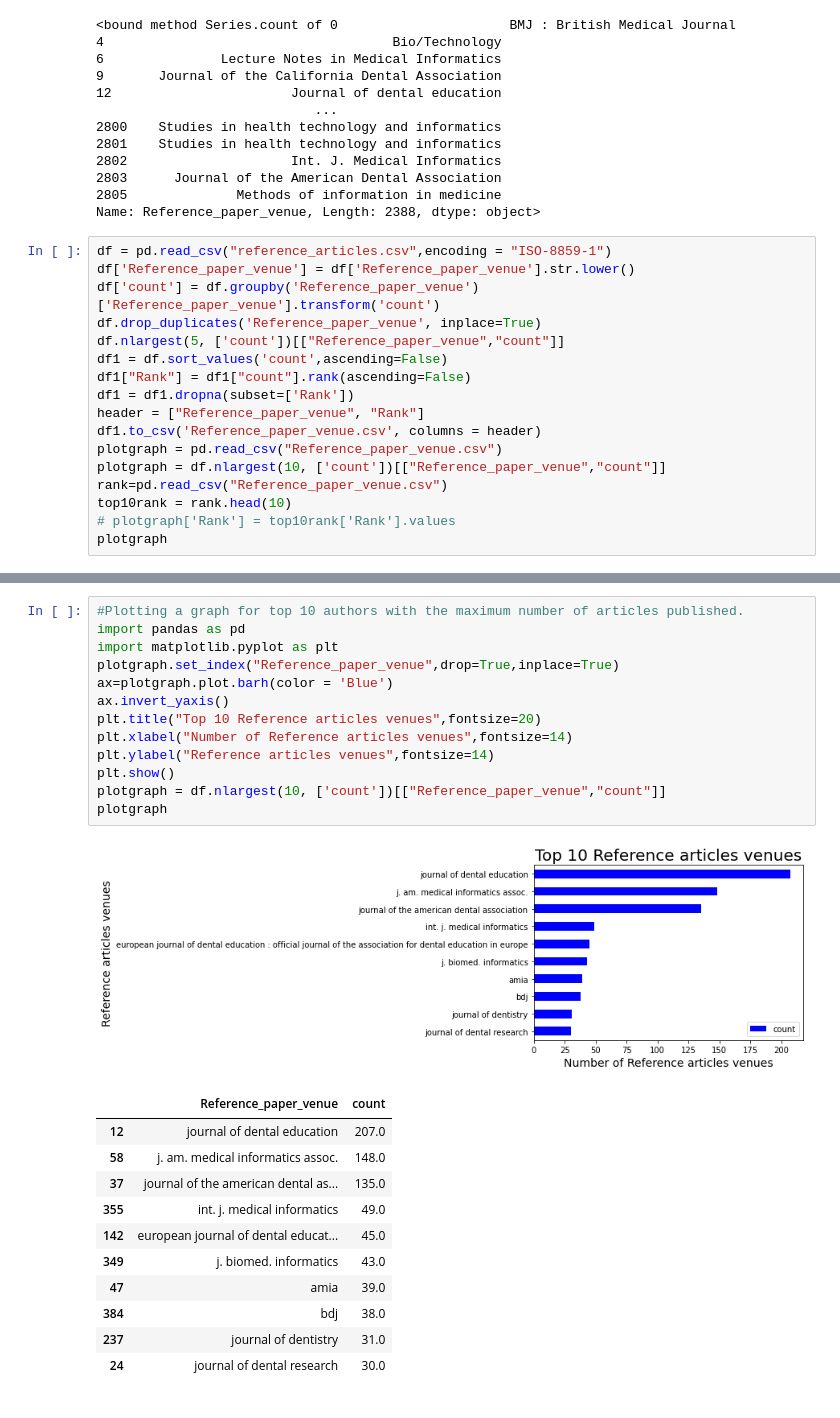
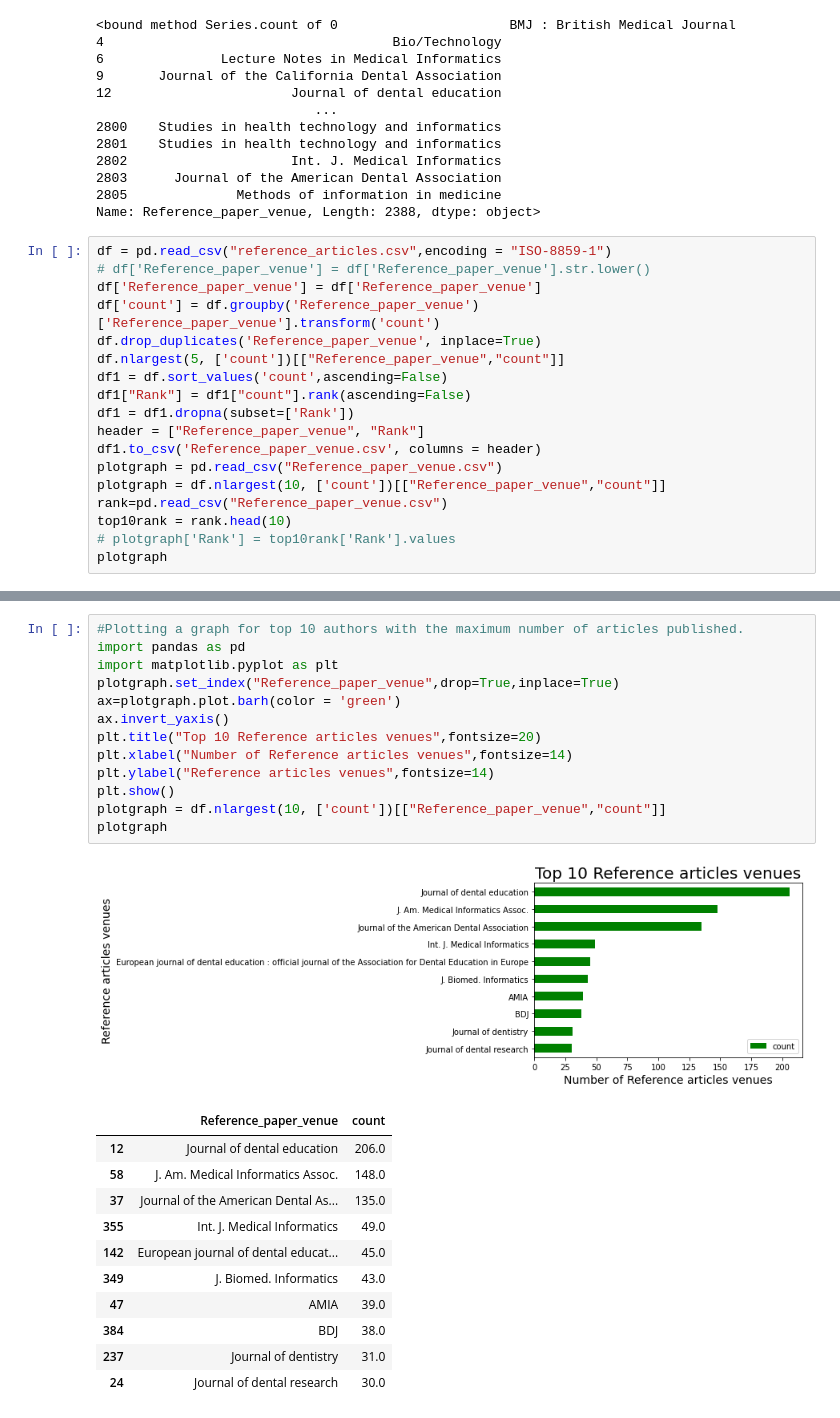
Before and after one commit to maddisurekha1234/Dental_Informatics_Project, a Jupyter notebook: Article_References_Analysis.ipynb, the cells around one changed output, grey strips where cells are left out. Saved outputs shown, nothing was run; the diff lists cells and outputs as text.

```diff
--- a/Article_References_Analysis.ipynb
+++ b/Article_References_Analysis.ipynb
@@ -142,7 +142,8 @@ df_Ref_venus.count
 Name: Reference_paper_venue, Length: 2388, dtype: object>
 # %%
 df = pd.read_csv("reference_articles.csv",encoding = "ISO-8859-1")
-df['Reference_paper_venue'] = df['Reference_paper_venue'].str.lower()
+# df['Reference_paper_venue'] = df['Reference_paper_venue'].str.lower()
+df['Reference_paper_venue'] = df['Reference_paper_venue']
 df['count'] = df.groupby('Reference_paper_venue')['Reference_paper_venue'].transform('count')
 df.drop_duplicates('Reference_paper_venue', inplace=True)
 df.nlargest(5, ['count'])[["Reference_paper_venue","count"]]
@@ -172,26 +173,26 @@ plotgraph
 # %%
 #Plotting a graph for top 10 authors with the maximum number of articles published.
 import pandas as pd
 import matplotlib.pyplot as plt
 plotgraph.set_index("Reference_paper_venue",drop=True,inplace=True)
-ax=plotgraph.plot.barh(color = 'Blue')
+ax=plotgraph.plot.barh(color = 'green')
 ax.invert_yaxis()
 plt.title("Top 10 Reference articles venues",fontsize=20)
 plt.xlabel("Number of Reference articles venues",fontsize=14)
 plt.ylabel("Reference articles venues",fontsize=14)
 plt.show()
 plotgraph = df.nlargest(10, ['count'])[["Reference_paper_venue","count"]]
 plotgraph
 # %% [output]
-[figure, old version]
+[figure, new version]
 |  | Reference_paper_venue | count |
-| 12 | journal of dental education | 207.0 |
-| 58 | j. am. medical informatics assoc. | 148.0 |
-| 37 | journal of the american dental as... | 135.0 |
-| 355 | int. j. medical informatics | 49.0 |
-| 142 | european journal of dental educat... | 45.0 |
-| 349 | j. biomed. informatics | 43.0 |
-| 47 | amia | 39.0 |
-| 384 | bdj | 38.0 |
-| 237 | journal of dentistry | 31.0 |
-| 24 | journal of dental research | 30.0 |
+| 12 | Journal of dental education | 206.0 |
+| 58 | J. Am. Medical Informatics Assoc. | 148.0 |
+| 37 | Journal of the American Dental As... | 135.0 |
+| 355 | Int. J. Medical Informatics | 49.0 |
+| 142 | European journal of dental educat... | 45.0 |
+| 349 | J. Biomed. Informatics | 43.0 |
+| 47 | AMIA | 39.0 |
+| 384 | BDJ | 38.0 |
+| 237 | Journal of dentistry | 31.0 |
+| 24 | Journal of dental research | 30.0 |
```
Also changed, not shown: parts of 2 cells of this notebook.
